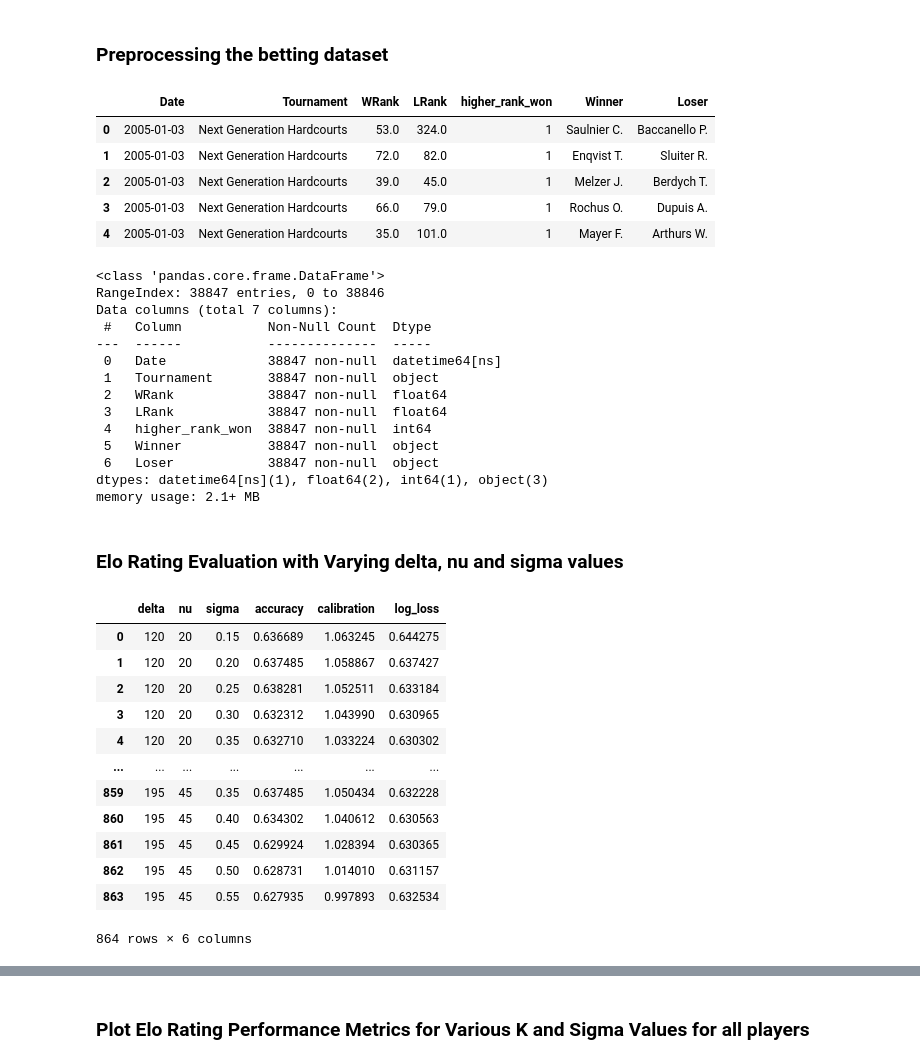
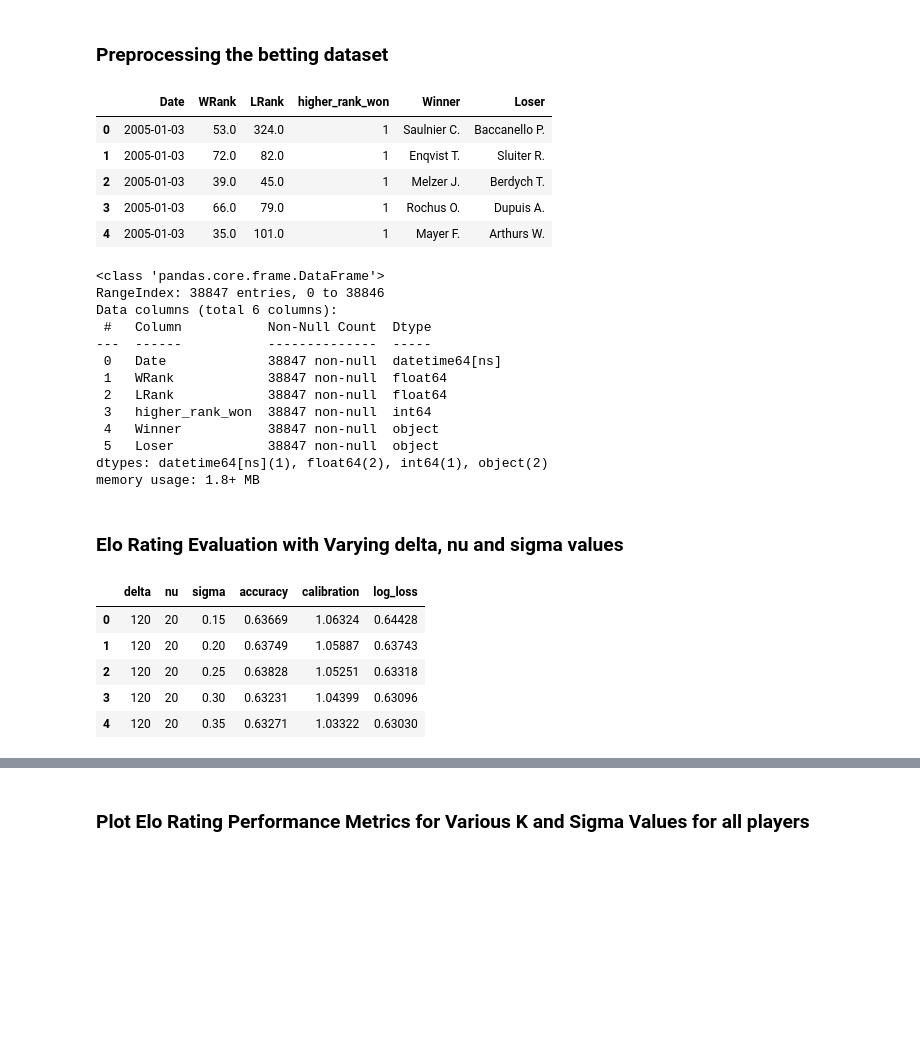
Before and after one commit to Harish-Thota1/Predicting_Tennis_Matches, a Jupyter notebook: ELO_538_Model_Betting_Data_Updated.ipynb, the cells around one changed output, grey strips where cells are left out. Drawn from its saved outputs; the diff is of its cells as text; code cells hidden in the pictures; blank space fills up the shorter version.

Commit message:
538 Model for Betting Data

```diff
--- a/ELO_538_Model_Betting_Data_Updated.ipynb
+++ b/ELO_538_Model_Betting_Data_Updated.ipynb
@@ -31,10 +31,11 @@ def preprocess_dataset(betting_data_dfs):
     Preprocess the betting dataset to prepare it for analysis.
 
     This function filters the dataset to include only completed matches,
-    replaces 'NR' (Not Ranked) with NaN in ranking columns, converts rankings
-    to numeric values, fills NaN values with 100000 (representing unranked players),
-    creates a column indicating if the higher-ranked player won, and keeps only
-    the essential columns for analysis.
+    fills NaN values in ranking columns with 100000 (representing unranked players),
+    converts rankings to numeric values, creates a column indicating if the
+    higher-ranked player won, keeps only the
+    essential columns for analysis, and fills remaining NaN values in numeric columns
+    with the mean of those columns.
 
     """
 
@@ -44,10 +45,6 @@ def preprocess_dataset(betting_data_dfs):
     # Reset the index to ensure it's sequential after filtering
     betting_data_dfs.reset_index(drop=True, inplace=True)
 
-    # Convert 'WRank' and 'LRank' columns to numeric, forcing errors to NaN
-    betting_data_dfs['WRank'] = pd.to_numeric(betting_data_dfs['WRank'], errors='coerce')
-    betting_data_dfs['LRank'] = pd.to_numeric(betting_data_dfs['LRank'], errors='coerce')
-
     # Fill NaN values in 'WRank' and 'LRank' with 100000 and convert to float
     betting_data_dfs['WRank'] = betting_data_dfs['WRank'].fillna(100000).astype(float)
     betting_data_dfs['LRank'] = betting_data_dfs['LRank'].fillna(100000).astype(float)
@@ -56,7 +53,7 @@ def preprocess_dataset(betting_data_dfs):
     betting_data_dfs['higher_rank_won'] = (betting_data_dfs['WRank'] < betting_data_dfs['LRank']).astype(int)
 
     # Define the essential columns to keep in the dataframe
-    essential_columns = ['Date', 'Tournament', 'WRank', 'LRank', 'higher_rank_won', 'Winner', 'Loser']
+    essential_columns = ['Date', 'WRank', 'LRank', 'higher_rank_won', 'Winner', 'Loser']
 
     # Filter the dataframe to keep only the essential columns
     betting_data_filtered = betting_data_dfs[essential_columns]
@@ -243,29 +240,28 @@ betting_data_dfs_preprocessed = preprocess_dataset(betting_data_dfs)
 # Display the preprocessed DataFrame to verify the applied transformations
 betting_data_dfs_preprocessed.head()
 # %% [output]
-|  | Date | Tournament | WRank | LRank | higher_rank_won | Winner | Loser |
-| 0 | 2005-01-03 | Next Generation Hardcourts | 53.0 | 324.0 | 1 | Saulnier C. | Baccanello P. |
-| 1 | 2005-01-03 | Next Generation Hardcourts | 72.0 | 82.0 | 1 | Enqvist T. | Sluiter R. |
-| 2 | 2005-01-03 | Next Generation Hardcourts | 39.0 | 45.0 | 1 | Melzer J. | Berdych T. |
-| 3 | 2005-01-03 | Next Generation Hardcourts | 66.0 | 79.0 | 1 | Rochus O. | Dupuis A. |
-| 4 | 2005-01-03 | Next Generation Hardcourts | 35.0 | 101.0 | 1 | Mayer F. | Arthurs W. |
+|  | Date | WRank | LRank | higher_rank_won | Winner | Loser |
+| 0 | 2005-01-03 | 53.0 | 324.0 | 1 | Saulnier C. | Baccanello P. |
+| 1 | 2005-01-03 | 72.0 | 82.0 | 1 | Enqvist T. | Sluiter R. |
+| 2 | 2005-01-03 | 39.0 | 45.0 | 1 | Melzer J. | Berdych T. |
+| 3 | 2005-01-03 | 66.0 | 79.0 | 1 | Rochus O. | Dupuis A. |
+| 4 | 2005-01-03 | 35.0 | 101.0 | 1 | Mayer F. | Arthurs W. |
 # %%
 betting_data_dfs_preprocessed.info()
 # %% [output]
 <class 'pandas.core.frame.DataFrame'>
 RangeIndex: 38847 entries, 0 to 38846
-Data columns (total 7 columns):
+Data columns (total 6 columns):
  #   Column           Non-Null Count  Dtype
 ---  ------           --------------  -----
  0   Date             38847 non-null  datetime64[ns]
- 1   Tournament       38847 non-null  object
- 2   WRank            38847 non-null  float64
- 3   LRank            38847 non-null  float64
- 4   higher_rank_won  38847 non-null  int64
- 5   Winner           38847 non-null  object
- 6   Loser            38847 non-null  object
-dtypes: datetime64[ns](1), float64(2), int64(1), object(3)
-memory usage: 2.1+ MB
+ 1   WRank            38847 non-null  float64
+ 2   LRank            38847 non-null  float64
+ 3   higher_rank_won  38847 non-null  int64
+ 4   Winner           38847 non-null  object
+ 5   Loser            38847 non-null  object
+dtypes: datetime64[ns](1), float64(2), int64(1), object(2)
+memory usage: 1.8+ MB
 # %% [markdown]
 ### Elo Rating Evaluation with Varying delta, nu and sigma values
 # %%
@@ -364,20 +360,13 @@ sigma_values = [x / 100 for x in range(15, 60, 5)]  # Sigma values from 0.15 to
 results, results_top50, results_top100 = grid_search_elo(betting_data_dfs_preprocessed, delta_values, nu_values, sigma_values)
 # %%
 results = pd.DataFrame(results)
-results
+results.head()
 # %% [output]
 |  | delta | nu | sigma | accuracy | calibration | log_loss |
-| 0 | 120 | 20 | 0.15 | 0.636689 | 1.063245 | 0.644275 |
-| 1 | 120 | 20 | 0.20 | 0.637485 | 1.058867 | 0.637427 |
-| 2 | 120 | 20 | 0.25 | 0.638281 | 1.052511 | 0.633184 |
-| 3 | 120 | 20 | 0.30 | 0.632312 | 1.043990 | 0.630965 |
-| 4 | 120 | 20 | 0.35 | 0.632710 | 1.033224 | 0.630302 |
-| ... | ... | ... | ... | ... | ... | ... |
-| 859 | 195 | 45 | 0.35 | 0.637485 | 1.050434 | 0.632228 |
-| 860 | 195 | 45 | 0.40 | 0.634302 | 1.040612 | 0.630563 |
-| 861 | 195 | 45 | 0.45 | 0.629924 | 1.028394 | 0.630365 |
-| 862 | 195 | 45 | 0.50 | 0.628731 | 1.014010 | 0.631157 |
-| 863 | 195 | 45 | 0.55 | 0.627935 | 0.997893 | 0.632534 |
+| 0 | 120 | 20 | 0.15 | 0.63669 | 1.06324 | 0.64428 |
+| 1 | 120 | 20 | 0.20 | 0.63749 | 1.05887 | 0.63743 |
+| 2 | 120 | 20 | 0.25 | 0.63828 | 1.05251 | 0.63318 |
+| 3 | 120 | 20 | 0.30 | 0.63231 | 1.04399 | 0.63096 |
+| 4 | 120 | 20 | 0.35 | 0.63271 | 1.03322 | 0.63030 |
-864 rows × 6 columns
 # %%
 results_top50 = pd.DataFrame(results_top50)
```
Also changed, not shown: parts of 5 cells of this notebook.
